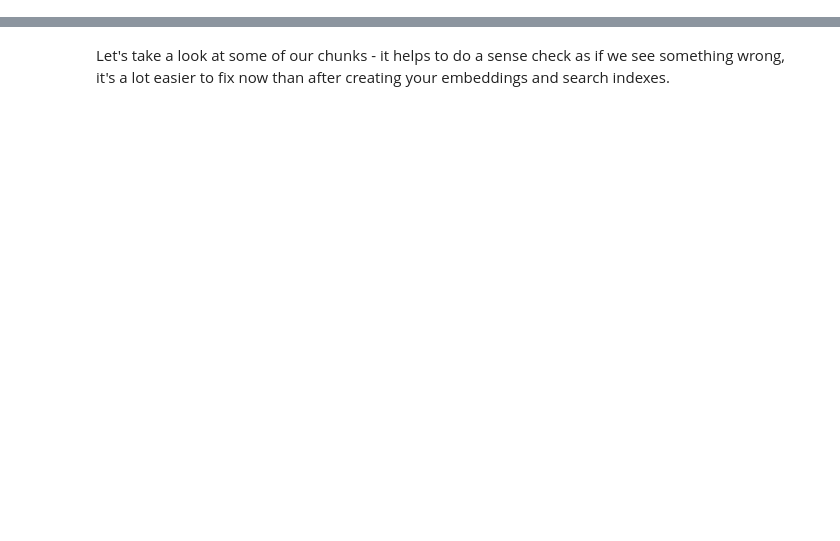
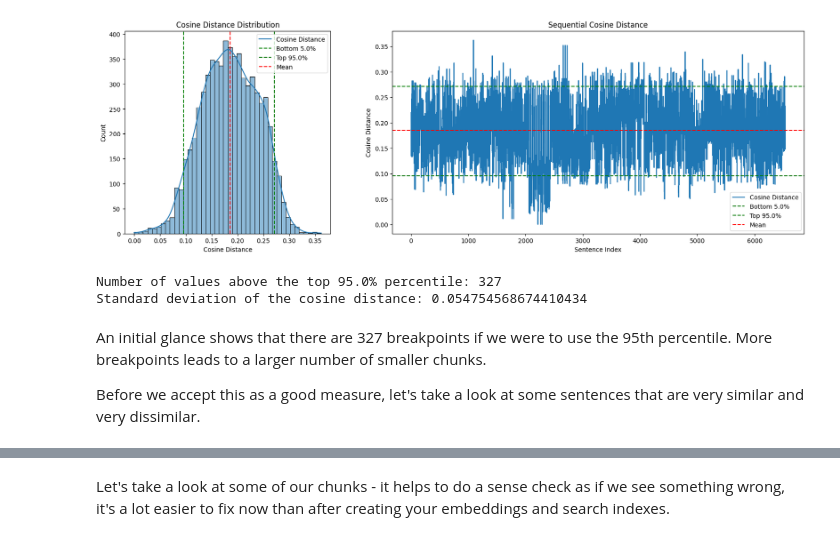
Before and after one commit to Dimantarian/chunky_monkey, a Jupyter notebook: chunking_strategies/03-Semantic Chunking.ipynb, the cells around one changed output, grey strips where cells are left out. Cells and saved outputs as stored; diff of their text form; code cells hidden in the pictures; blank space fills up the shorter version.

```diff
--- a/chunking_strategies/03-Semantic Chunking.ipynb
+++ b/chunking_strategies/03-Semantic Chunking.ipynb
@@ -59,0 +68,78 @@ TODO
+# %%
+# Embed each of the chunks and visualise the sequential cosine similarity between the chunks plotting the graph
+import numpy as np
+from langchain_openai.embeddings import AzureOpenAIEmbeddings
+from langchain_experimental.text_splitter import SemanticChunker
+from sklearn.metrics.pairwise import cosine_similarity
+
+embeddings = AzureOpenAIEmbeddings(model=os.getenv('AZURE_OPENAI_EMBEDDING_MODEL'),
+                                      azure_endpoint=os.getenv('AZURE_OPENAI_ENDPOINT'),
+                                      openai_api_key=os.getenv('AZURE_OPENAI_API_KEY'))
+
+
+# Check if the dataframe is already in memory to save on compute iterations
+if ds_sentences is None:
+    # Create a new dataframe where each row holds a single sentence and embed them
+    sentences = []
+    doc_ids = []
+    for idx, row in input_data.iterrows():
+        for sentence in row['chunks'].split('.'):
+            if sentence:
+                sentences.append(sentence)
+                doc_ids.append(row['doc_id'])
+
+    ds_sentences = pd.DataFrame({'doc_id': doc_ids, 'sentence': sentences})
+
+    if ('sentence_embeddings' not in ds_sentences.columns):
+        ds_sentences['sentence_embeddings'] = embeddings.embed_documents(ds_sentences['sentence'])
+
+
+if  ('cosine_similarity' not in ds_sentences.columns):
+    # Calculate the cosine similarity between sequential chunks e.g. compare 1 to 0, 2 to 1 and so on
+    cosine_similarities = []
+    for i in range(1, len(ds_sentences)):
+        cosine_similarities.append(cosine_similarity(np.array(ds_sentences['sentence_embeddings'][i-1]).reshape(1,-1), np.array(ds_sentences['sentence_embeddings'][i]).reshape(1,-1))[0][0])
+        cosine_distances = 1 - np.array(cosine_similarities)
+
+    ds_sentences['cosine_similarity'] = [np.nan] + cosine_similarities
+    ds_sentences['cosine_distance'] = [np.nan] + cosine_distances.tolist()
+
+# Plot the cosine similarity distribution and the sequential cosine similarity
+import seaborn as sns
+import matplotlib.pyplot as plt
+
+top_percentile = 0.95
+bottom_percentile = 0.05
+
+fig, axs = plt.subplots(1, 2, figsize=(20, 6), width_ratios=[1,2])
+sns.histplot(ds_sentences['cosine_distance'], kde=True, ax=axs[0])
+axs[0].set_xlabel('Cosine Distance')
+axs[0].set_title('Cosine Distance Distribution')
+axs[0].axvline(x=ds_sentences['cosine_distance'].quantile(bottom_percentile), color='g', linestyle='--')
+axs[0].axvline(x=ds_sentences['cosine_distance'].quantile(top_percentile), color='g', linestyle='--')
+axs[0].axvline(x=ds_sentences['cosine_distance'].mean(), color='r', linestyle='--')
+axs[0].legend(['Cosine Distance', f'Bottom {bottom_percentile*100}%', f'Top {top_percentile*100}%', 'Mean'])
+
+axs[1].plot(ds_sentences['cosine_distance'])
+axs[1].axhline(y=ds_sentences['cosine_distance'].quantile(bottom_percentile), color='g', linestyle='--')
+axs[1].axhline(y=ds_sentences['cosine_distance'].quantile(top_percentile), color='g', linestyle='--')
+axs[1].axhline(y=ds_sentences['cosine_distance'].mean(), color='r', linestyle='--')
+axs[1].legend(['Cosine Distance', f'Bottom {bottom_percentile*100}%', f'Top {top_percentile*100}%', 'Mean'])
+axs[1].set_xlabel('Sentence Index')
+axs[1].set_ylabel('Cosine Distance')
+axs[1].set_title('Sequential Cosine Distance')
+plt.show()
+
+# Print out the number of values above the top percentile
+top_percentile_values = ds_sentences[ds_sentences['cosine_distance'] > ds_sentences['cosine_distance'].quantile(top_percentile)]
+print(f"Number of values above the top {top_percentile*100}% percentile: {len(top_percentile_values)}")
+#Print the standard deviation of the cosine distance
+print(f"Standard deviation of the cosine distance: {ds_sentences['cosine_distance'].std()}")
+# %% [output]
+[figure, added]
+Number of values above the top 95.0% percentile: 327
+Standard deviation of the cosine distance: 0.054754568674410434
+# %% [markdown]
+An initial glance shows that there are 327 breakpoints if we were to use the 95th percentile. More breakpoints leads to a larger number of smaller chunks.
+
+Before we accept this as a good measure, let's take a look at some sentences that are very similar and very dissimilar.
```
Also changed, not shown: parts of 19 cells of this notebook, 3 other files.
